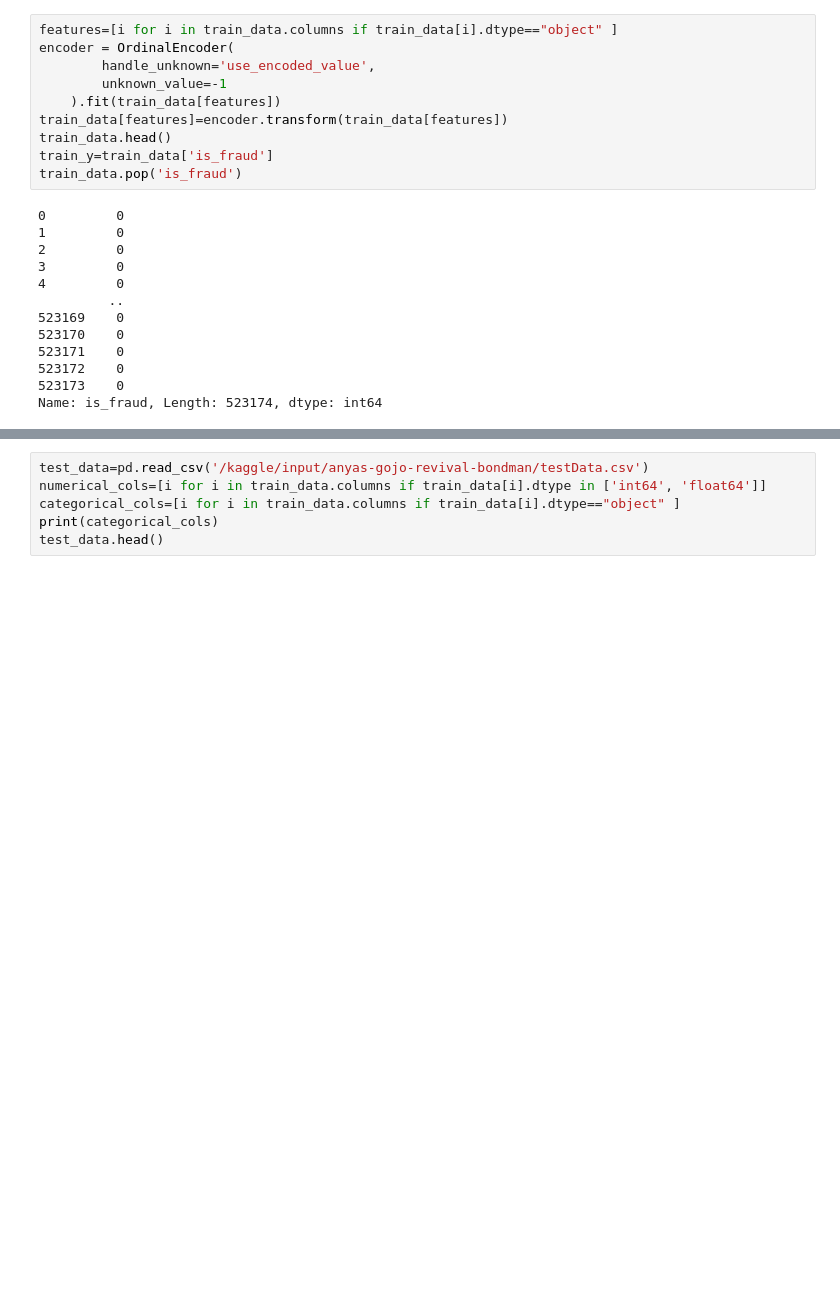
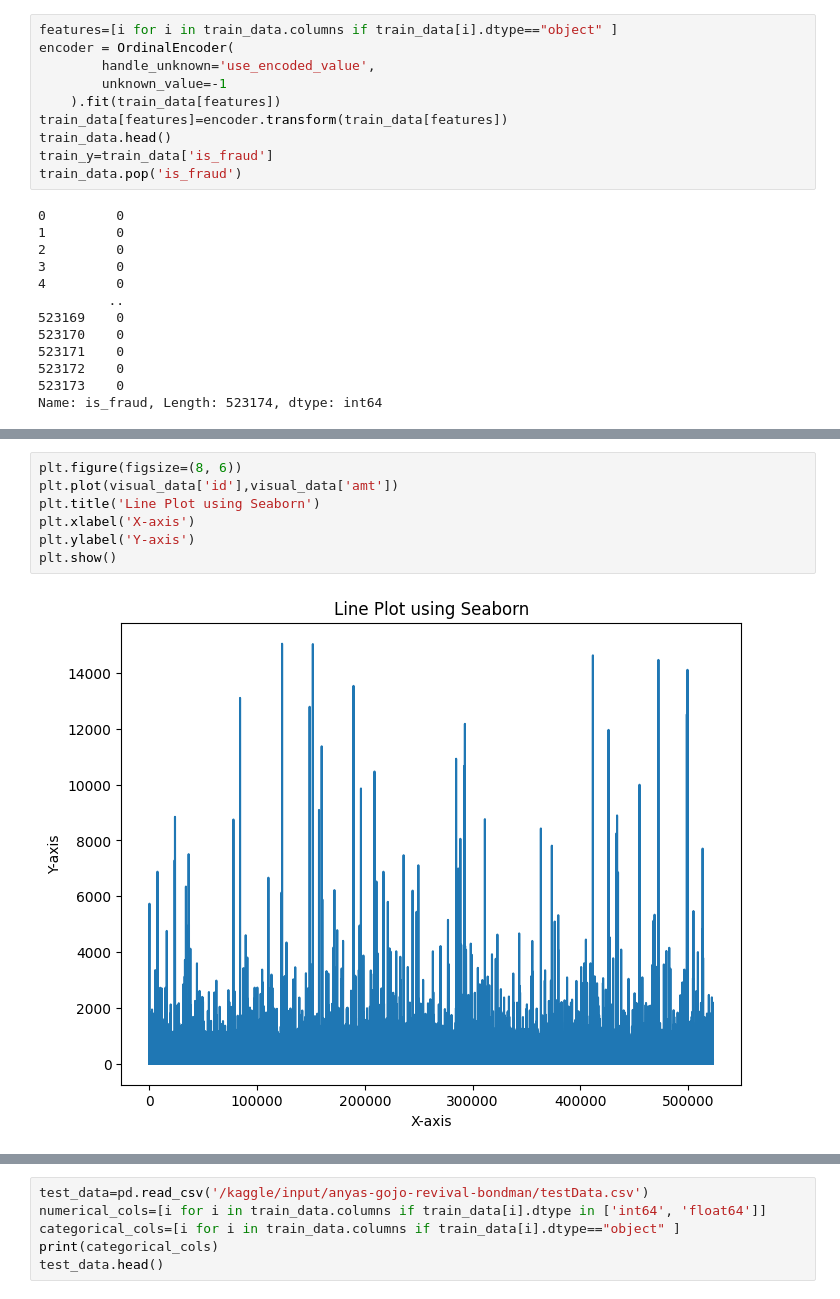
Before and after one commit to jgyfutub/Logical-Rhythm2023, a Jupyter notebook: notebook4ac61d9bb8.ipynb, the cells around one changed output, grey strips where cells are left out. Drawn from its saved outputs; the diff is of its cells as text; blank space fills up the shorter version.

```diff
--- a/notebook4ac61d9bb8.ipynb
+++ b/notebook4ac61d9bb8.ipynb
@@ -113,0 +130,9 @@ grid_search = GridSearchCV(catboost, param_grid, cv=5, n_jobs=-1)
+# %%
+plt.figure(figsize=(8, 6))
+plt.plot(visual_data['id'],visual_data['amt'])
+plt.title('Line Plot using Seaborn')
+plt.xlabel('X-axis')
+plt.ylabel('Y-axis')
+plt.show()
+# %% [output]
+[figure, added]
```
Also changed, not shown: parts of 23 cells of this notebook.
